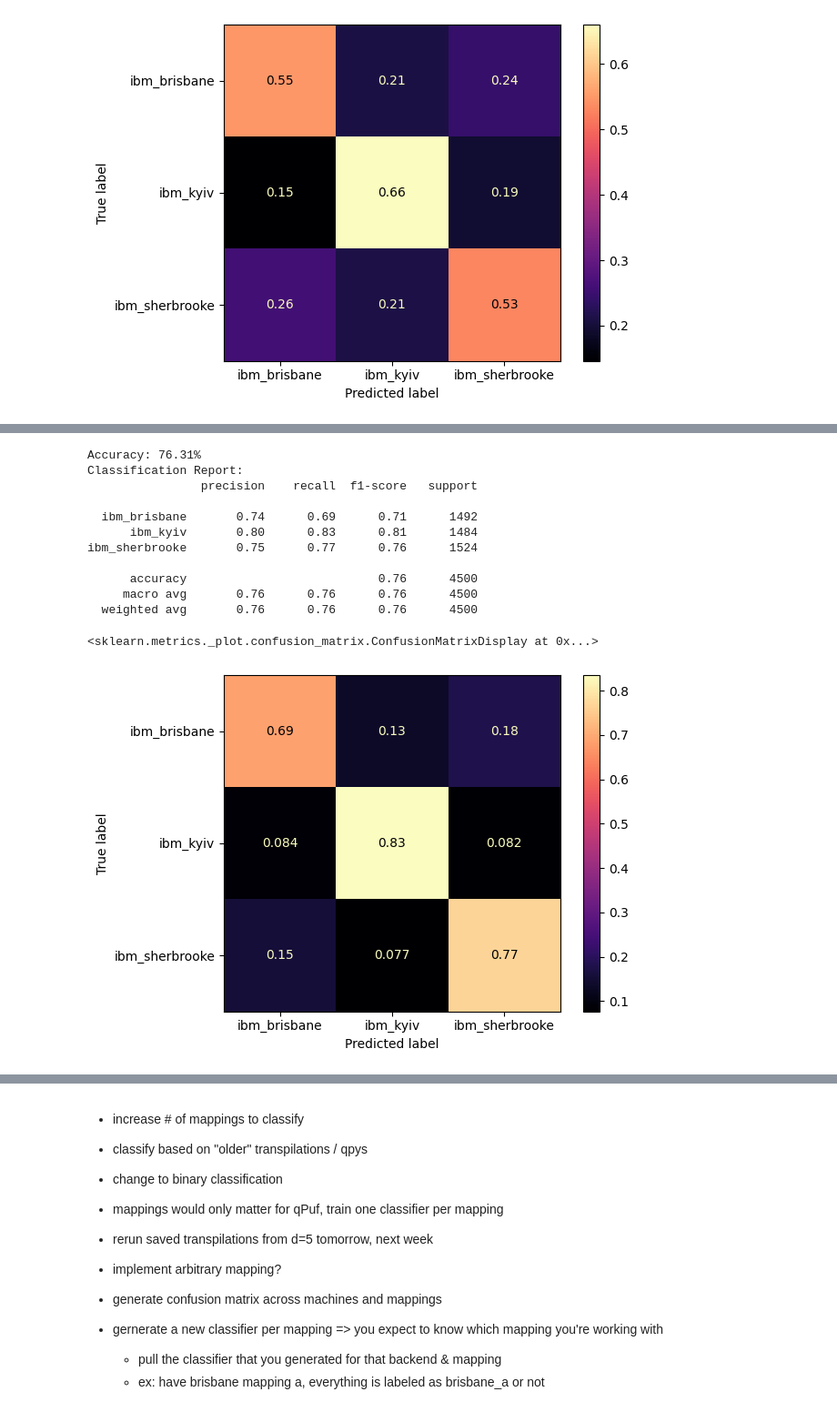
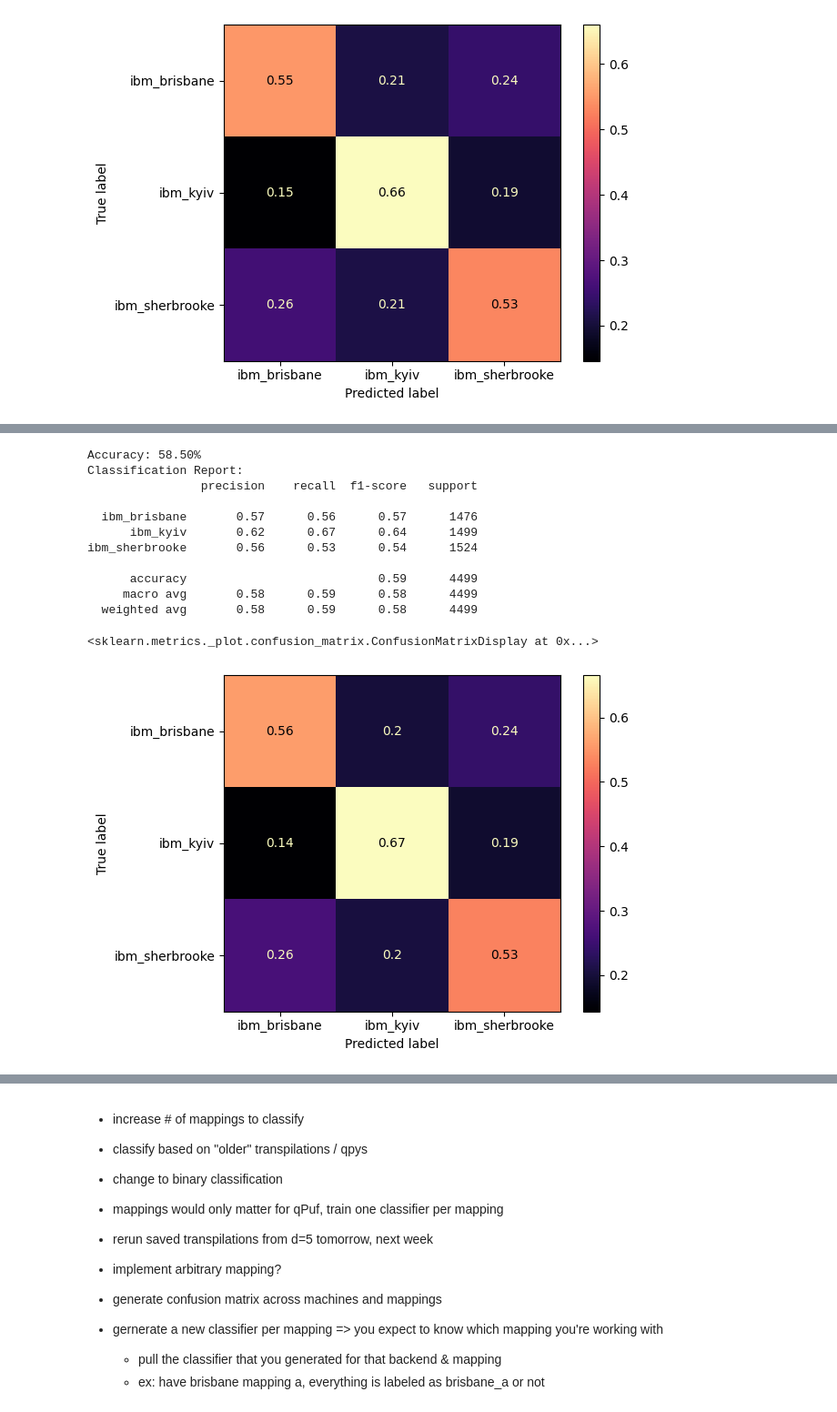
Before and after one commit to devon-campbell/qtcodes, a Jupyter notebook: fingerprinting/xxzz/classifier.ipynb, the cells around one changed output, grey strips where cells are left out. Shown: that part at 91% size. Cells and saved outputs as stored; diff of their text form; code cells hidden in the pictures.

```diff
--- a/fingerprinting/xxzz/classifier.ipynb
+++ b/fingerprinting/xxzz/classifier.ipynb
@@ -452,20 +212,19 @@ Index(['backend', 'bit_0_round_0', 'bit_1_round_0', 'bit_2_round_0',
-# %%
-# Assuming df is already created from json_to_expanded_df
-clf, updated_df, y_test, y_pred = build_backend_classifier(df, expected_readout=1)
-# %% [output]
-Accuracy: 76.31%
-Classification Report:
-                precision    recall  f1-score   support
-
-  ibm_brisbane       0.74      0.69      0.71      1492
-      ibm_kyiv       0.80      0.83      0.81      1484
-ibm_sherbrooke       0.75      0.77      0.76      1524
-
-      accuracy                           0.76      4500
-     macro avg       0.76      0.76      0.76      4500
-  weighted avg       0.76      0.76      0.76      4500
-# %%
-ConfusionMatrixDisplay.from_predictions(y_test, y_pred, cmap='magma', normalize='true')
-# %% [output]
-<sklearn.metrics._plot.confusion_matrix.ConfusionMatrixDisplay at 0x...>
-[figure, removed]
+# %%
+json_file = 'data/qubit1Z_d3_results.json'
+df = json_to_expanded_df(json_file, d=3)
+clf, updated_df, y_test, y_pred = build_backend_classifier(df, d=3)
+ConfusionMatrixDisplay.from_predictions(y_test, y_pred, cmap='magma', normalize='true')
+# %% [output]
+Accuracy: 58.50%
+Classification Report:
+                precision    recall  f1-score   support
+
+  ibm_brisbane       0.57      0.56      0.57      1476
+      ibm_kyiv       0.62      0.67      0.64      1499
+ibm_sherbrooke       0.56      0.53      0.54      1524
+
+      accuracy                           0.59      4499
+     macro avg       0.58      0.59      0.58      4499
+  weighted avg       0.58      0.59      0.58      4499
+<sklearn.metrics._plot.confusion_matrix.ConfusionMatrixDisplay at 0x...>
+[figure, added]
```
Also changed, not shown: parts of 6 cells of this notebook.
